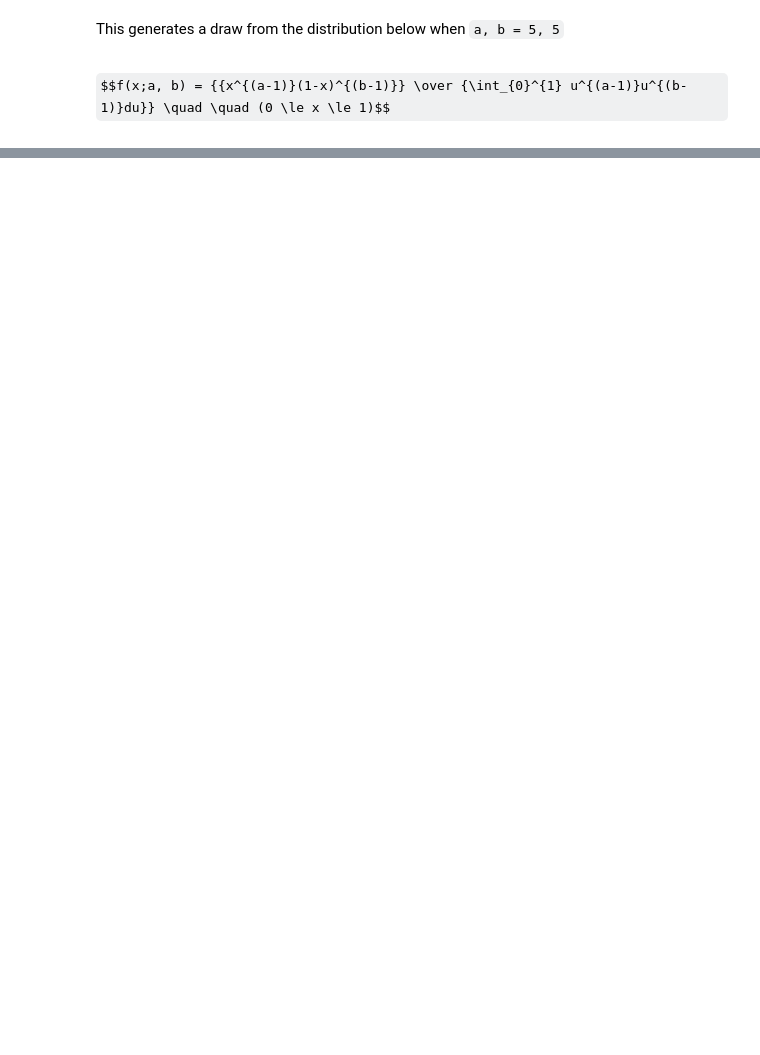
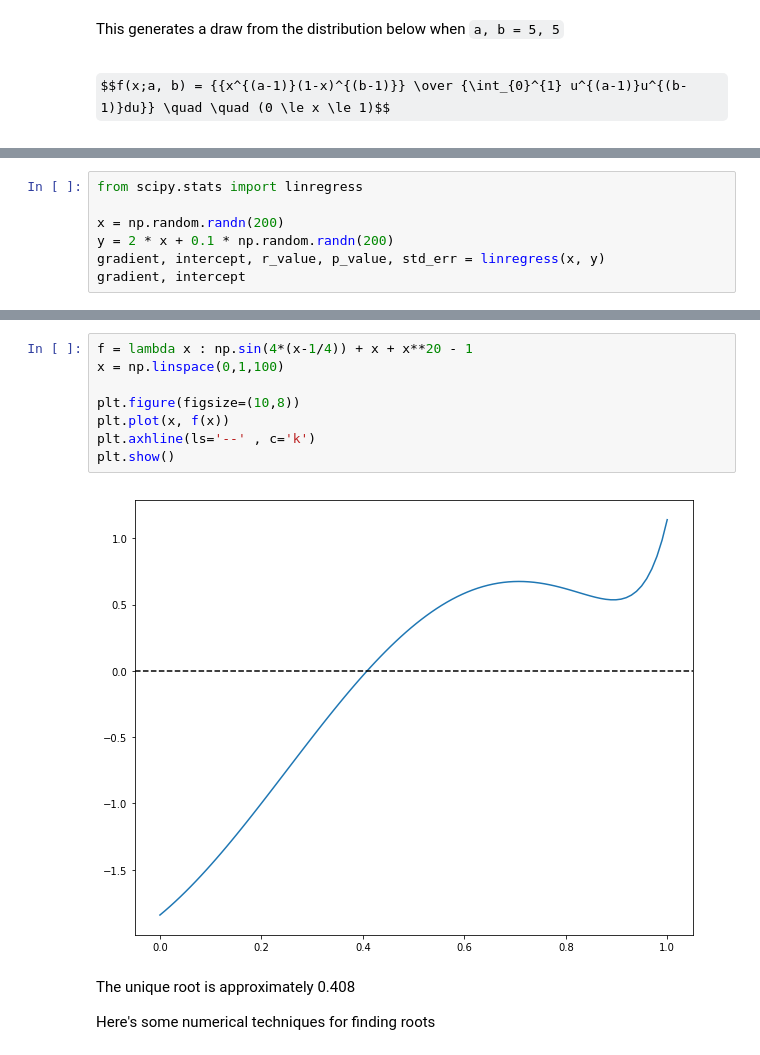
Before and after one commit to ryanmaclear/quantecon, a Jupyter notebook: 06_scipy.ipynb, the cells around one changed output, grey strips where cells are left out. Saved outputs shown, nothing was run; the diff lists cells and outputs as text; some formulas as TeX source; blank space fills up the shorter version.

```diff
--- a/06_scipy.ipynb
+++ b/06_scipy.ipynb
@@ -52,0 +132,7 @@ Here's an example of usage:
+# %%
+from scipy.stats import linregress
+
+x = np.random.randn(200)
+y = 2 * x + 0.1 * np.random.randn(200)
+gradient, intercept, r_value, p_value, std_err = linregress(x, y)
+gradient, intercept
@@ -52,0 +151,14 @@ Here's an example of usage:
+# %%
+f = lambda x : np.sin(4*(x-1/4)) + x + x**20 - 1
+x = np.linspace(0,1,100)
+
+plt.figure(figsize=(10,8))
+plt.plot(x, f(x))
+plt.axhline(ls='--' , c='k')
+plt.show()
+# %% [output]
+[figure, added]
+# %% [markdown]
+The unique root is approximately 0.408
+
+Here's some numerical techniques for finding roots
```
Also changed, not shown: parts of 37 cells of this notebook.
